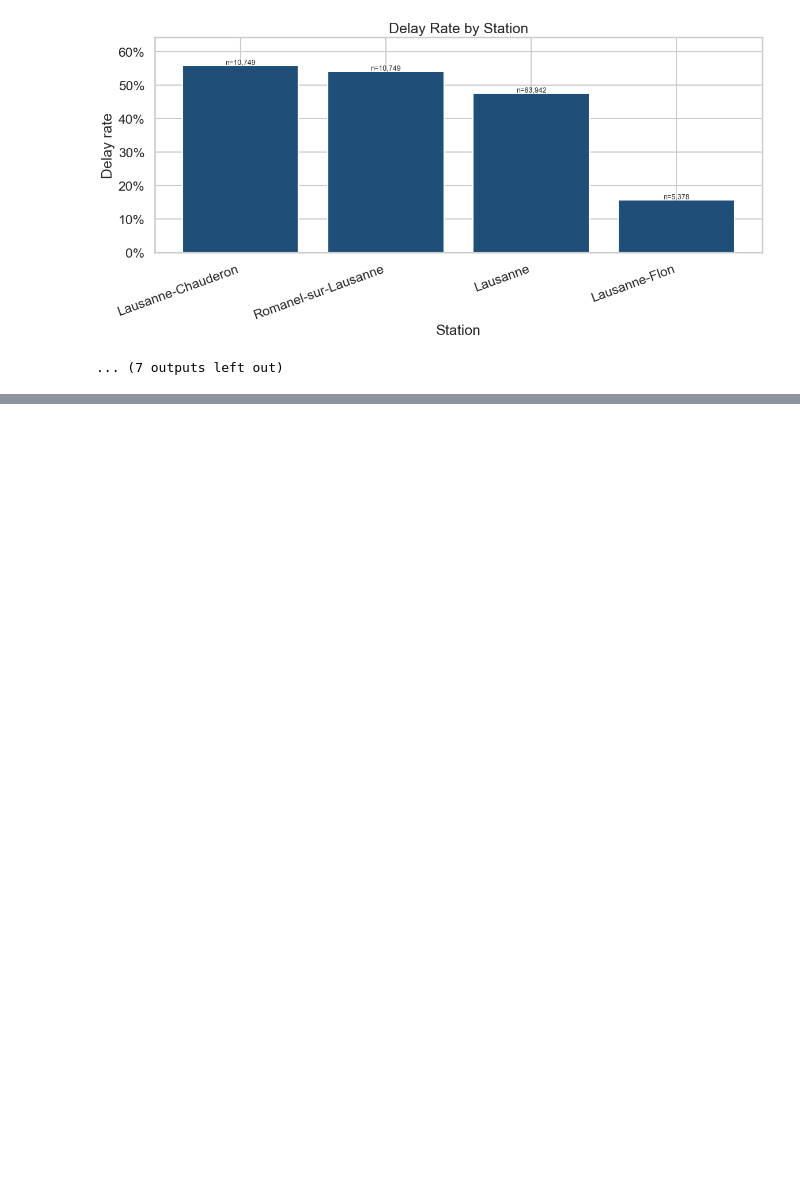
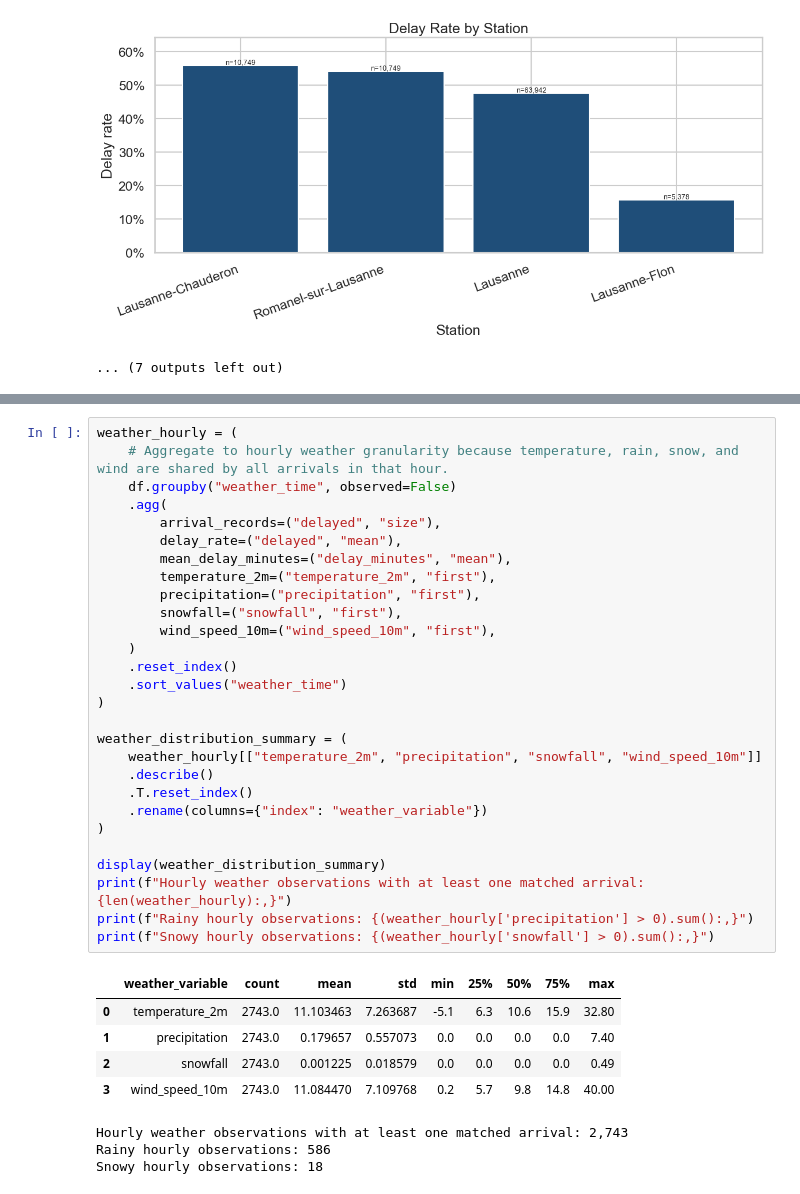
Before and after one commit to berenaydogan/DSA210-Project, a Jupyter notebook: notebooks/eda.ipynb, the cells around one changed output, grey strips where cells are left out. Drawn from its saved outputs; the diff is of its cells as text; blank space fills up the shorter version.

```diff
--- a/notebooks/eda.ipynb
+++ b/notebooks/eda.ipynb
@@ -593,0 +600,37 @@ for path in saved_rate_plots:
+# %%
+weather_hourly = (
+    # Aggregate to hourly weather granularity because temperature, rain, snow, and wind are shared by all arrivals in that hour.
+    df.groupby("weather_time", observed=False)
+    .agg(
+        arrival_records=("delayed", "size"),
+        delay_rate=("delayed", "mean"),
+        mean_delay_minutes=("delay_minutes", "mean"),
+        temperature_2m=("temperature_2m", "first"),
+        precipitation=("precipitation", "first"),
+        snowfall=("snowfall", "first"),
+        wind_speed_10m=("wind_speed_10m", "first"),
+    )
+    .reset_index()
+    .sort_values("weather_time")
+)
+
+weather_distribution_summary = (
+    weather_hourly[["temperature_2m", "precipitation", "snowfall", "wind_speed_10m"]]
+    .describe()
+    .T.reset_index()
+    .rename(columns={"index": "weather_variable"})
+)
+
+display(weather_distribution_summary)
+print(f"Hourly weather observations with at least one matched arrival: {len(weather_hourly):,}")
+print(f"Rainy hourly observations: {(weather_hourly['precipitation'] > 0).sum():,}")
+print(f"Snowy hourly observations: {(weather_hourly['snowfall'] > 0).sum():,}")
+# %% [output]
+|  | weather_variable | count | mean | std | min | 25% | 50% | 75% | max |
+| 0 | temperature_2m | 2743.0 | 11.103463 | 7.263687 | -5.1 | 6.3 | 10.6 | 15.9 | 32.80 |
+| 1 | precipitation | 2743.0 | 0.179657 | 0.557073 | 0.0 | 0.0 | 0.0 | 0.0 | 7.40 |
+| 2 | snowfall | 2743.0 | 0.001225 | 0.018579 | 0.0 | 0.0 | 0.0 | 0.0 | 0.49 |
+| 3 | wind_speed_10m | 2743.0 | 11.084470 | 7.109768 | 0.2 | 5.7 | 9.8 | 14.8 | 40.00 |
+Hourly weather observations with at least one matched arrival: 2,743
+Rainy hourly observations: 586
+Snowy hourly observations: 18
```
Also changed, not shown: parts of 7 cells of this notebook, 5 other files.
